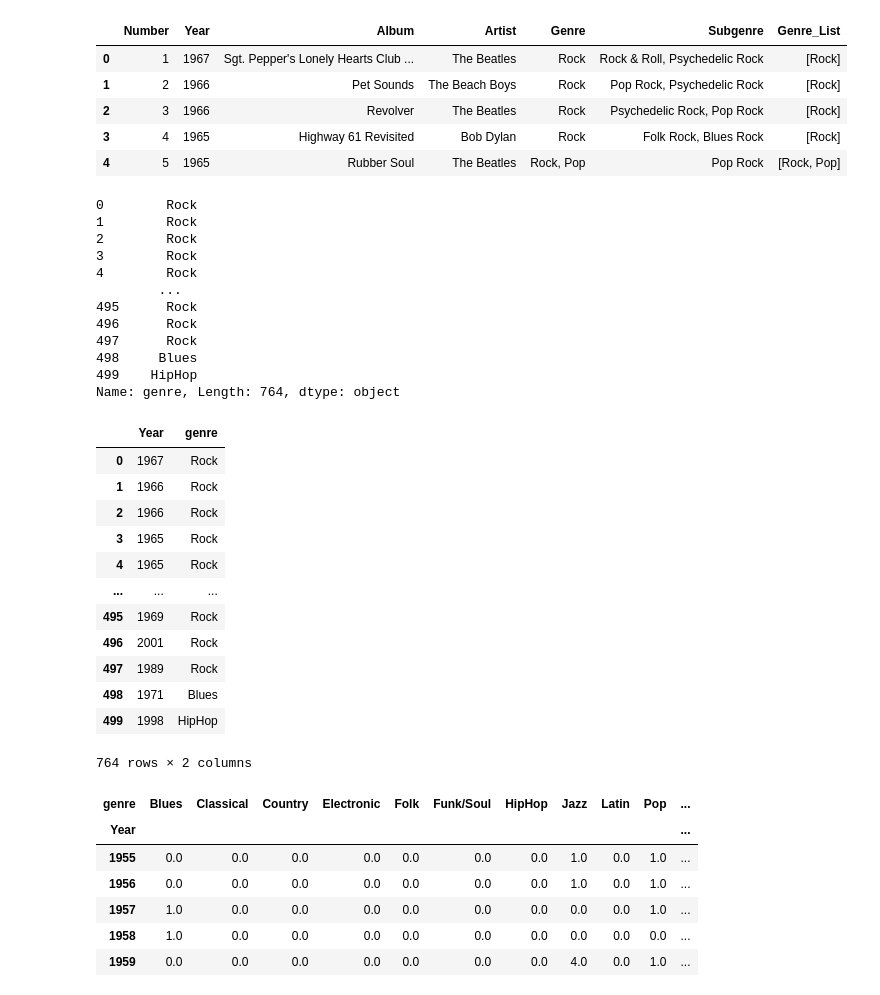
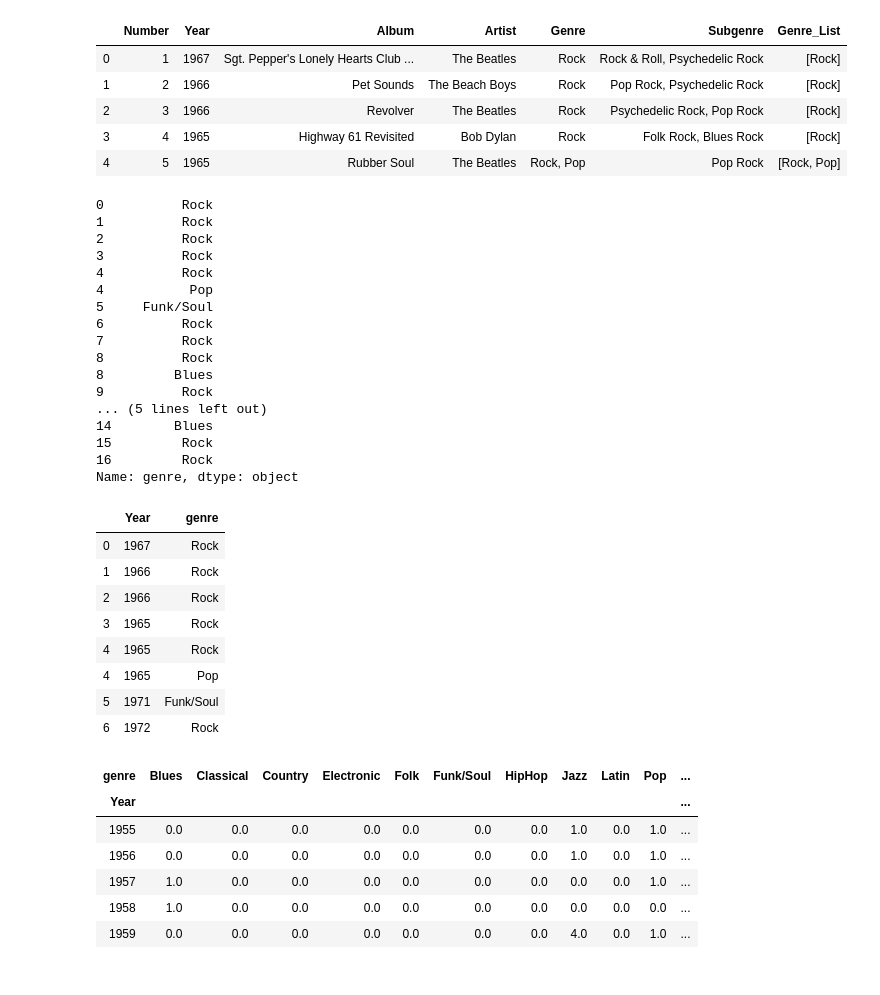
Before and after one commit to RobNewt/Data-Analysis, a Jupyter notebook: Rolling Stone's Top 500 (EDA).ipynb, the cells around one changed output. Cells and saved outputs as stored; diff of their text form; code cells hidden in the pictures.

```diff
--- a/Rolling Stone's Top 500 (EDA).ipynb
+++ b/Rolling Stone's Top 500 (EDA).ipynb
@@ -62,37 +62,40 @@ genres = df.apply(lambda r: pd.Series(r['Genre_List']), axis=1).stack()
 genres.reset_index(level=1, drop=True, inplace=True)
 genres.name = 'genre'
 genres
+
+genres[:20]
 # %% [output]
-0        Rock
-1        Rock
-2        Rock
-3        Rock
-4        Rock
-        ...
-495      Rock
-496      Rock
-497      Rock
-498     Blues
-499    HipHop
-Name: genre, Length: 764, dtype: object
+0          Rock
+1          Rock
+2          Rock
+3          Rock
+4          Rock
+4           Pop
+5     Funk/Soul
+6          Rock
+7          Rock
+8          Rock
+8         Blues
+9          Rock
+... (5 lines left out)
+14        Blues
+15         Rock
+16         Rock
+Name: genre, dtype: object
 # %%
 # join this to the original dataframe. This will create a new row for each genre. Only keep the year/genre pair
 big_df = df.join(genres)[['Year', 'genre']]
-big_df
+big_df[:8]
 # %% [output]
 |  | Year | genre |
 | 0 | 1967 | Rock |
 | 1 | 1966 | Rock |
 | 2 | 1966 | Rock |
 | 3 | 1965 | Rock |
 | 4 | 1965 | Rock |
-| ... | ... | ... |
-| 495 | 1969 | Rock |
-| 496 | 2001 | Rock |
-| 497 | 1989 | Rock |
-| 498 | 1971 | Blues |
-| 499 | 1998 | HipHop |
+| 4 | 1965 | Pop |
+| 5 | 1971 | Funk/Soul |
+| 6 | 1972 | Rock |
-764 rows × 2 columns
 # %%
 # pivot to get an incidence matrix
 pivot_df = big_df.pivot_table(
```
Also changed, not shown: parts of 17 cells of this notebook.
